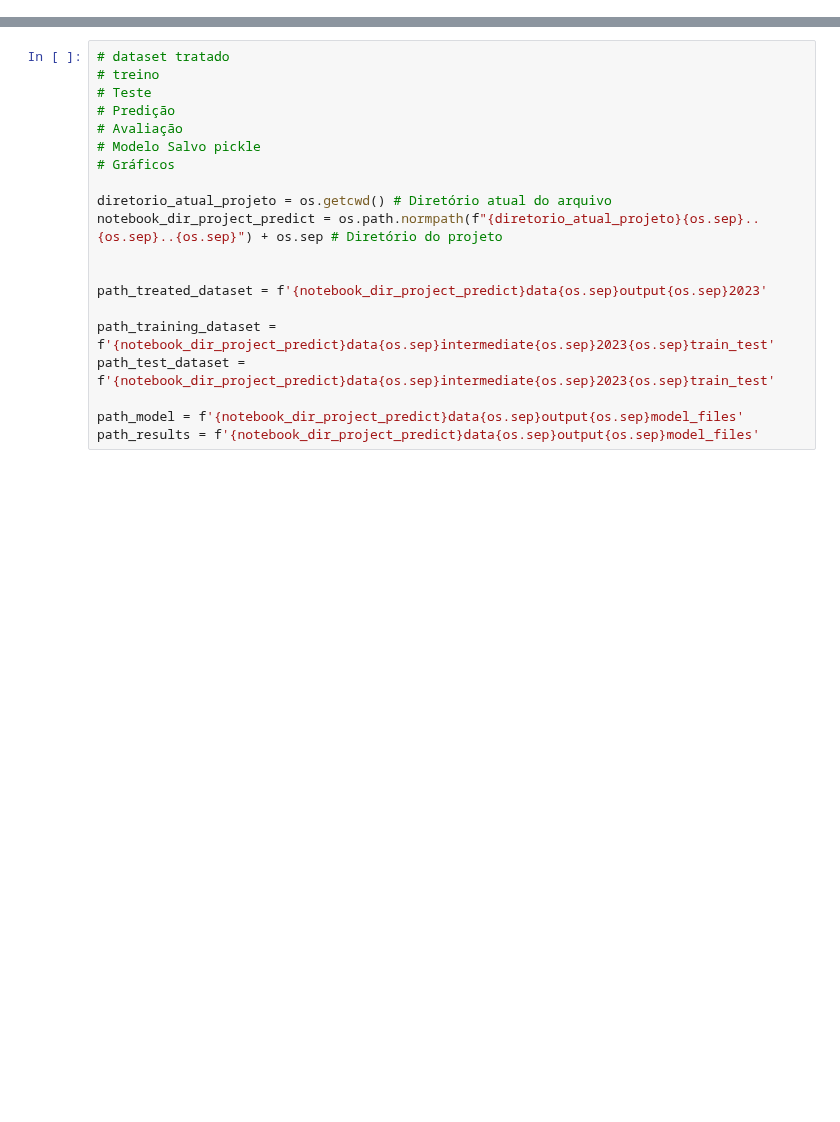
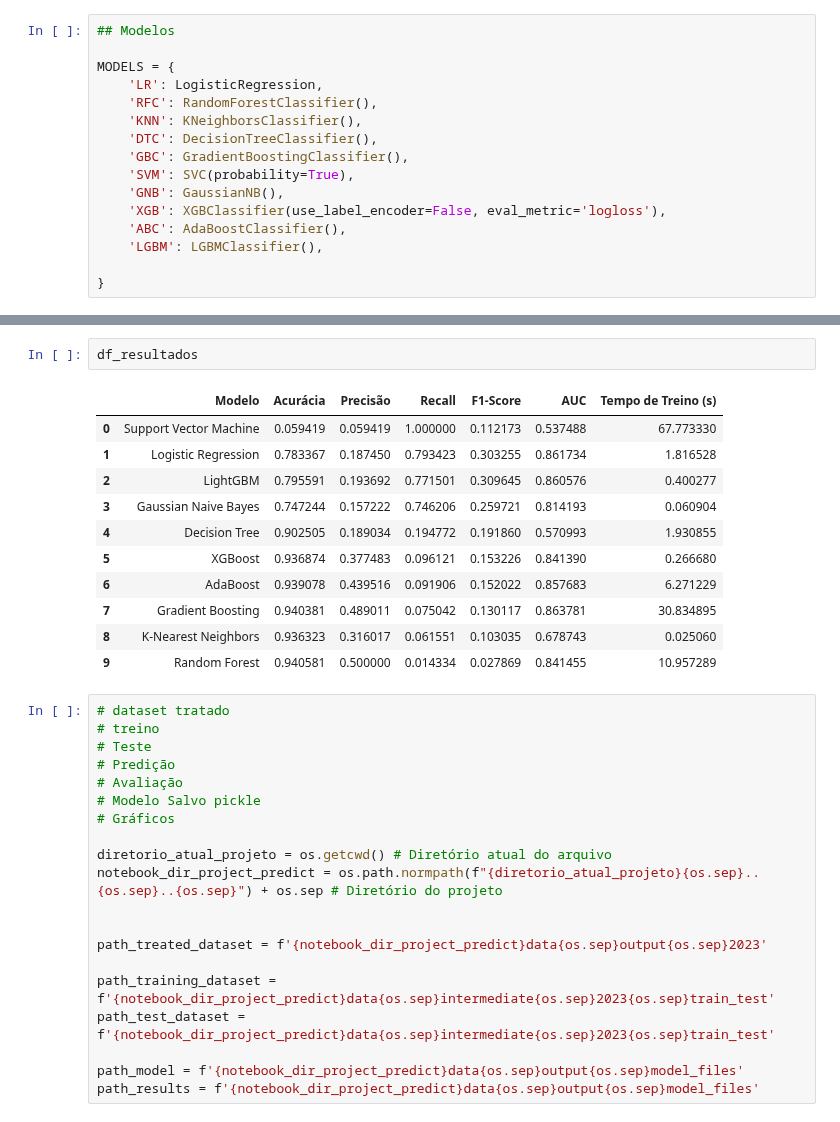
Before and after one commit to EdCarlos-dev/riskPredictionDeseases, a Jupyter notebook: dev/notebooks/05_dataModels_400_k_ samples.ipynb, the cells around one changed output, grey strips where cells are left out. Saved outputs shown, nothing was run; the diff lists cells and outputs as text; blank space fills up the shorter version.

Commit message:
models implementation

```diff
--- a/dev/notebooks/05_dataModels_400_k_ samples.ipynb
+++ b/dev/notebooks/05_dataModels_400_k_ samples.ipynb
@@ -103,0 +95,16 @@ class ModelContainer:
+# %%
+## Modelos
+
+MODELS = {
+    'LR': LogisticRegression,
+    'RFC': RandomForestClassifier(),
+    'KNN': KNeighborsClassifier(),
+    'DTC': DecisionTreeClassifier(),
+    'GBC': GradientBoostingClassifier(),
+    'SVM': SVC(probability=True),
+    'GNB': GaussianNB(),
+    'XGB': XGBClassifier(use_label_encoder=False, eval_metric='logloss'),
+    'ABC': AdaBoostClassifier(),
+    'LGBM': LGBMClassifier(),
+
+}
@@ -104,3 +567,17 @@ class ModelContainer:
+# %%
+df_resultados
+# %% [output]
+|  | Modelo | Acurácia | Precisão | Recall | F1-Score | AUC | Tempo de Treino (s) |
+| 0 | Support Vector Machine | 0.059419 | 0.059419 | 1.000000 | 0.112173 | 0.537488 | 67.773330 |
+| 1 | Logistic Regression | 0.783367 | 0.187450 | 0.793423 | 0.303255 | 0.861734 | 1.816528 |
+| 2 | LightGBM | 0.795591 | 0.193692 | 0.771501 | 0.309645 | 0.860576 | 0.400277 |
+| 3 | Gaussian Naive Bayes | 0.747244 | 0.157222 | 0.746206 | 0.259721 | 0.814193 | 0.060904 |
+| 4 | Decision Tree | 0.902505 | 0.189034 | 0.194772 | 0.191860 | 0.570993 | 1.930855 |
+| 5 | XGBoost | 0.936874 | 0.377483 | 0.096121 | 0.153226 | 0.841390 | 0.266680 |
+| 6 | AdaBoost | 0.939078 | 0.439516 | 0.091906 | 0.152022 | 0.857683 | 6.271229 |
+| 7 | Gradient Boosting | 0.940381 | 0.489011 | 0.075042 | 0.130117 | 0.863781 | 30.834895 |
+| 8 | K-Nearest Neighbors | 0.936323 | 0.316017 | 0.061551 | 0.103035 | 0.678743 | 0.025060 |
+| 9 | Random Forest | 0.940581 | 0.500000 | 0.014334 | 0.027869 | 0.841455 | 10.957289 |
 # %%
 # dataset tratado
 # treino
```
Also changed, not shown: parts of 9 cells of this notebook, 3 other files.
